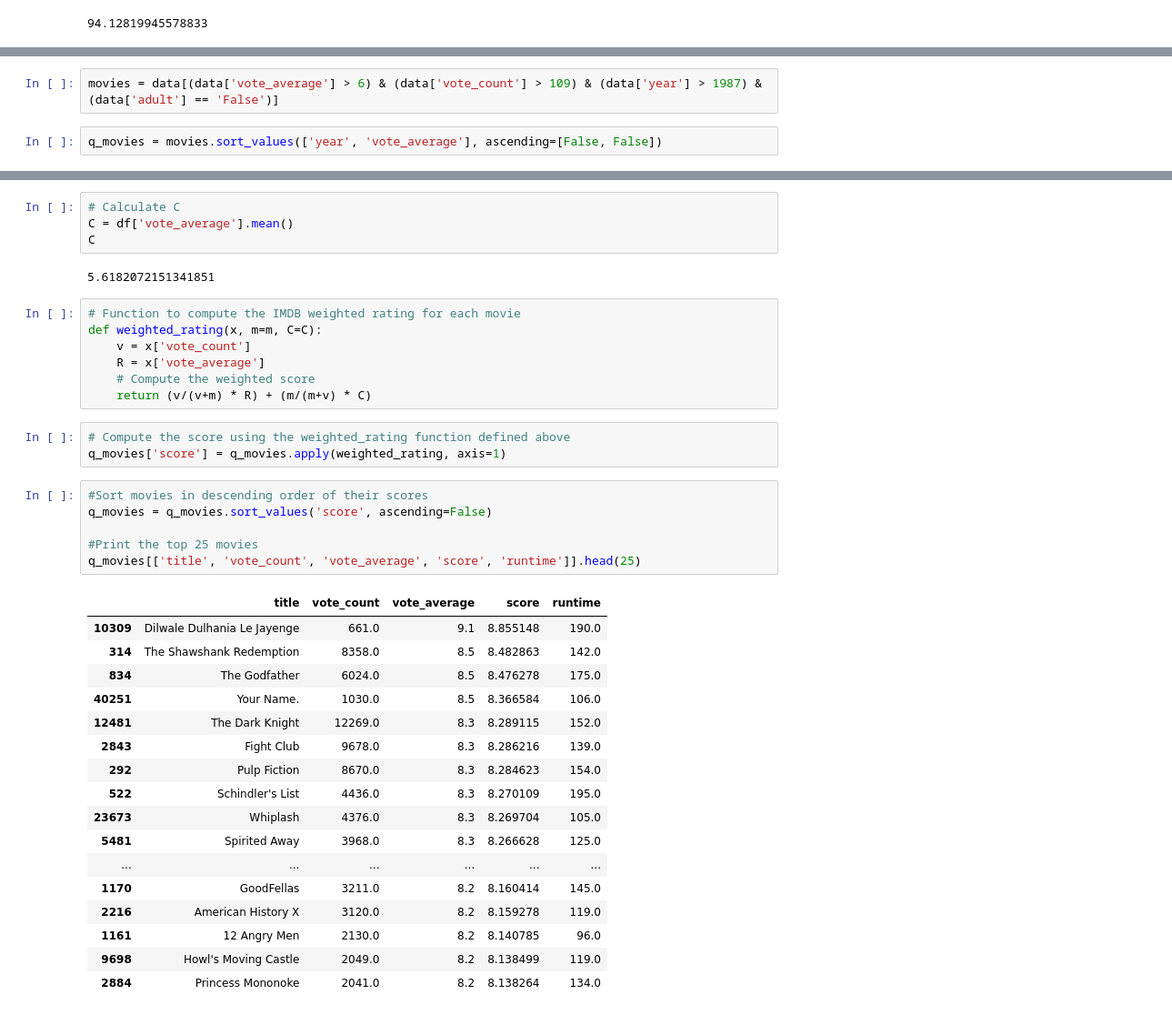
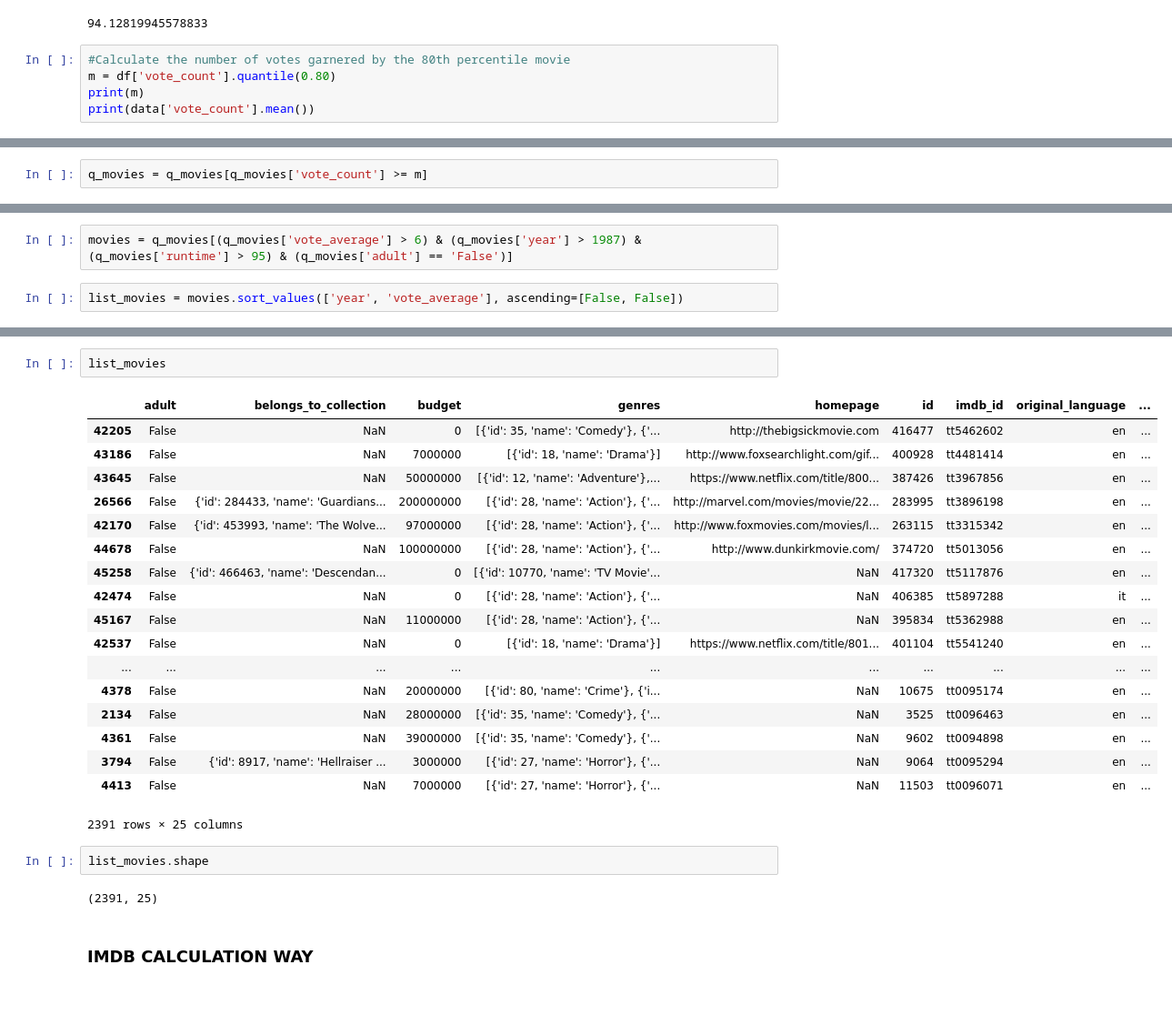
Before and after one commit to rahulvaish/RecommendationSystems-Python, a Jupyter notebook: Chapter3-Simple Recommender-Trending.ipynb, the cells around one changed output, grey strips where cells are left out. Shown: that part at 91% size. Cells and saved outputs as stored; diff of their text form.

```diff
--- a/Chapter3-Simple Recommender-Trending.ipynb
+++ b/Chapter3-Simple Recommender-Trending.ipynb
@@ -116,3 +94,8 @@ data['vote_count'].mean()
 data['runtime'].mean()
 # %% [output]
 94.12819945578833
+# %%
+#Calculate the number of votes garnered by the 80th percentile movie
+m = df['vote_count'].quantile(0.80)
+print(m)
+print(data['vote_count'].mean())
@@ -118,0 +105,2 @@ data['runtime'].mean()
+# %%
+q_movies = q_movies[q_movies['vote_count'] >= m]
@@ -123,4 +115,4 @@ data['vote_average'].mean()
 # %%
-movies = data[(data['vote_average'] > 6) & (data['vote_count'] > 109) & (data['year'] > 1987) & (data['adult'] == 'False')]
+movies = q_movies[(q_movies['vote_average'] > 6) & (q_movies['year'] > 1987) & (q_movies['runtime'] > 95) & (q_movies['adult'] == 'False')]
 # %%
-q_movies = movies.sort_values(['year', 'vote_average'], ascending=[False, False])
+list_movies = movies.sort_values(['year', 'vote_average'], ascending=[False, False])
@@ -148,40 +119,27 @@ q_movies
-# %%
-# Calculate C
-C = df['vote_average'].mean()
-C
-# %% [output]
-5.6182072151341851
-# %%
-# Function to compute the IMDB weighted rating for each movie
-def weighted_rating(x, m=m, C=C):
-    v = x['vote_count']
-    R = x['vote_average']
-    # Compute the weighted score
-    return (v/(v+m) * R) + (m/(m+v) * C)
-# %%
-# Compute the score using the weighted_rating function defined above
-q_movies['score'] = q_movies.apply(weighted_rating, axis=1)
-# %%
-#Sort movies in descending order of their scores
-q_movies = q_movies.sort_values('score', ascending=False)
-
-#Print the top 25 movies
-q_movies[['title', 'vote_count', 'vote_average', 'score', 'runtime']].head(25)
-# %% [output]
-|  | title | vote_count | vote_average | score | runtime |
-| 10309 | Dilwale Dulhania Le Jayenge | 661.0 | 9.1 | 8.855148 | 190.0 |
-| 314 | The Shawshank Redemption | 8358.0 | 8.5 | 8.482863 | 142.0 |
-| 834 | The Godfather | 6024.0 | 8.5 | 8.476278 | 175.0 |
-| 40251 | Your Name. | 1030.0 | 8.5 | 8.366584 | 106.0 |
-| 12481 | The Dark Knight | 12269.0 | 8.3 | 8.289115 | 152.0 |
-| 2843 | Fight Club | 9678.0 | 8.3 | 8.286216 | 139.0 |
-| 292 | Pulp Fiction | 8670.0 | 8.3 | 8.284623 | 154.0 |
-| 522 | Schindler's List | 4436.0 | 8.3 | 8.270109 | 195.0 |
-| 23673 | Whiplash | 4376.0 | 8.3 | 8.269704 | 105.0 |
-| 5481 | Spirited Away | 3968.0 | 8.3 | 8.266628 | 125.0 |
-| ... | ... | ... | ... | ... | ... |
-| 1170 | GoodFellas | 3211.0 | 8.2 | 8.160414 | 145.0 |
-| 2216 | American History X | 3120.0 | 8.2 | 8.159278 | 119.0 |
-| 1161 | 12 Angry Men | 2130.0 | 8.2 | 8.140785 | 96.0 |
-| 9698 | Howl's Moving Castle | 2049.0 | 8.2 | 8.138499 | 119.0 |
-| 2884 | Princess Mononoke | 2041.0 | 8.2 | 8.138264 | 134.0 |
+# %%
+list_movies
+# %% [output]
+|  | adult | belongs_to_collection | budget | genres | homepage | id | imdb_id | original_language | ... |
+| 42205 | False | NaN | 0 | [{'id': 35, 'name': 'Comedy'}, {'... | http://thebigsickmovie.com | 416477 | tt5462602 | en | ... |
+| 43186 | False | NaN | 7000000 | [{'id': 18, 'name': 'Drama'}] | http://www.foxsearchlight.com/gif... | 400928 | tt4481414 | en | ... |
+| 43645 | False | NaN | 50000000 | [{'id': 12, 'name': 'Adventure'},... | https://www.netflix.com/title/800... | 387426 | tt3967856 | en | ... |
+| 26566 | False | {'id': 284433, 'name': 'Guardians... | 200000000 | [{'id': 28, 'name': 'Action'}, {'... | http://marvel.com/movies/movie/22... | 283995 | tt3896198 | en | ... |
+| 42170 | False | {'id': 453993, 'name': 'The Wolve... | 97000000 | [{'id': 28, 'name': 'Action'}, {'... | http://www.foxmovies.com/movies/l... | 263115 | tt3315342 | en | ... |
+| 44678 | False | NaN | 100000000 | [{'id': 28, 'name': 'Action'}, {'... | http://www.dunkirkmovie.com/ | 374720 | tt5013056 | en | ... |
+| 45258 | False | {'id': 466463, 'name': 'Descendan... | 0 | [{'id': 10770, 'name': 'TV Movie'... | NaN | 417320 | tt5117876 | en | ... |
+| 42474 | False | NaN | 0 | [{'id': 28, 'name': 'Action'}, {'... | NaN | 406385 | tt5897288 | it | ... |
+| 45167 | False | NaN | 11000000 | [{'id': 28, 'name': 'Action'}, {'... | NaN | 395834 | tt5362988 | en | ... |
+| 42537 | False | NaN | 0 | [{'id': 18, 'name': 'Drama'}] | https://www.netflix.com/title/801... | 401104 | tt5541240 | en | ... |
+| ... | ... | ... | ... | ... | ... | ... | ... | ... | ... |
+| 4378 | False | NaN | 20000000 | [{'id': 80, 'name': 'Crime'}, {'i... | NaN | 10675 | tt0095174 | en | ... |
+| 2134 | False | NaN | 28000000 | [{'id': 35, 'name': 'Comedy'}, {'... | NaN | 3525 | tt0096463 | en | ... |
+| 4361 | False | NaN | 39000000 | [{'id': 35, 'name': 'Comedy'}, {'... | NaN | 9602 | tt0094898 | en | ... |
+| 3794 | False | {'id': 8917, 'name': 'Hellraiser ... | 3000000 | [{'id': 27, 'name': 'Horror'}, {'... | NaN | 9064 | tt0095294 | en | ... |
+| 4413 | False | NaN | 7000000 | [{'id': 27, 'name': 'Horror'}, {'... | NaN | 11503 | tt0096071 | en | ... |
+2391 rows × 25 columns
+# %%
+list_movies.shape
+# %% [output]
+(2391, 25)
+# %% [markdown]
+###  IMDB CALCULATION WAY
```
Also changed, not shown: parts of 7 cells of this notebook.
